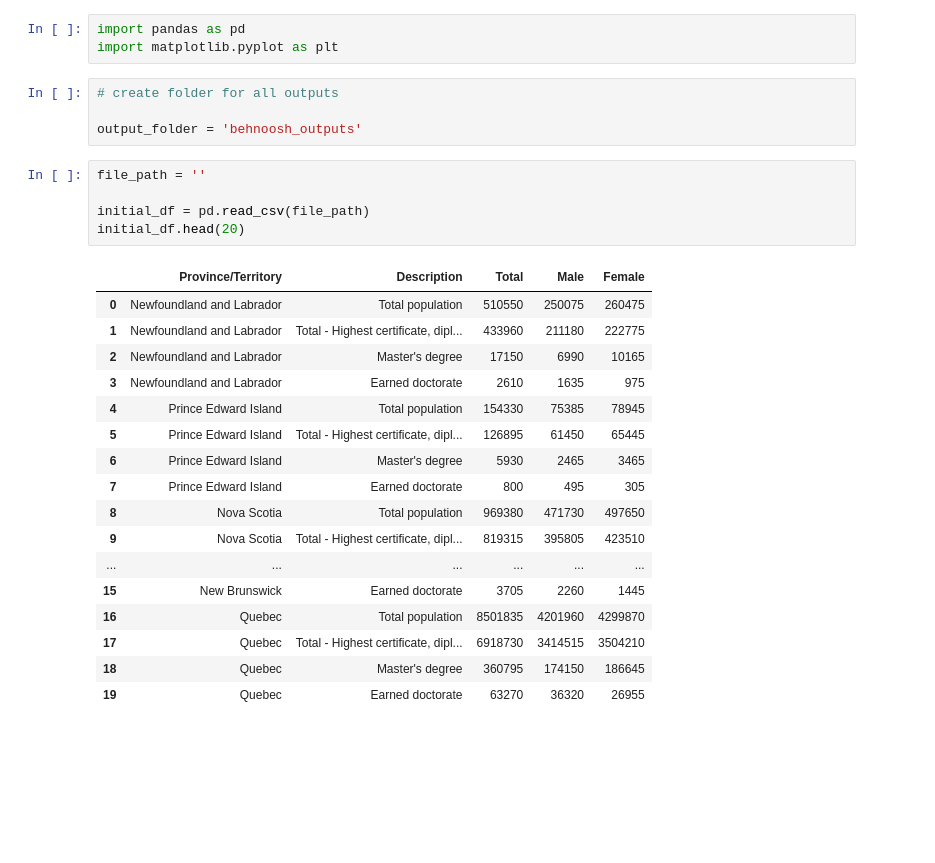
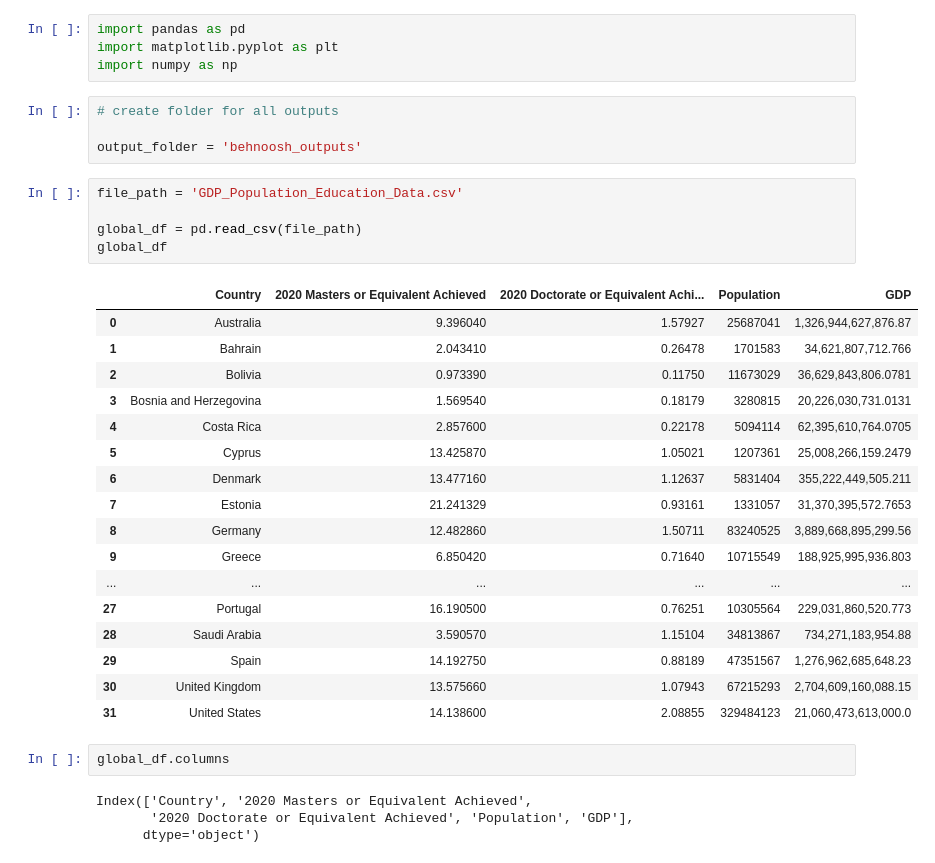
Before and after one commit to BehnooshNasri/project_one, a Jupyter notebook: API Countries Analysis.ipynb, the cells around one changed output. Saved outputs shown, nothing was run; the diff lists cells and outputs as text; blank space fills up the shorter version.

Commit message:
updates to countries data

```diff
--- a/API Countries Analysis.ipynb
+++ b/API Countries Analysis.ipynb
@@ -1,30 +1,37 @@
 # %%
 import pandas as pd
 import matplotlib.pyplot as plt
+import numpy as np
 # %%
 # create folder for all outputs
 
 output_folder = 'behnoosh_outputs'
 # %%
-file_path = ''
+file_path = 'GDP_Population_Education_Data.csv'
 
-initial_df = pd.read_csv(file_path)
-initial_df.head(20)
+global_df = pd.read_csv(file_path)
+global_df
 # %% [output]
-|  | Province/Territory | Description | Total | Male | Female |
-| 0 | Newfoundland and Labrador | Total population | 510550 | 250075 | 260475 |
-| 1 | Newfoundland and Labrador | Total - Highest certificate, dipl... | 433960 | 211180 | 222775 |
-| 2 | Newfoundland and Labrador | Master's degree | 17150 | 6990 | 10165 |
-| 3 | Newfoundland and Labrador | Earned doctorate | 2610 | 1635 | 975 |
-| 4 | Prince Edward Island | Total population | 154330 | 75385 | 78945 |
-| 5 | Prince Edward Island | Total - Highest certificate, dipl... | 126895 | 61450 | 65445 |
-| 6 | Prince Edward Island | Master's degree | 5930 | 2465 | 3465 |
-| 7 | Prince Edward Island | Earned doctorate | 800 | 495 | 305 |
-| 8 | Nova Scotia | Total population | 969380 | 471730 | 497650 |
-| 9 | Nova Scotia | Total - Highest certificate, dipl... | 819315 | 395805 | 423510 |
+|  | Country | 2020 Masters or Equivalent Achieved | 2020 Doctorate or Equivalent Achi... | Population | GDP |
+| 0 | Australia | 9.396040 | 1.57927 | 25687041 | 1,326,944,627,876.87 |
+| 1 | Bahrain | 2.043410 | 0.26478 | 1701583 | 34,621,807,712.766 |
+| 2 | Bolivia | 0.973390 | 0.11750 | 11673029 | 36,629,843,806.0781 |
+| 3 | Bosnia and Herzegovina | 1.569540 | 0.18179 | 3280815 | 20,226,030,731.0131 |
+| 4 | Costa Rica | 2.857600 | 0.22178 | 5094114 | 62,395,610,764.0705 |
+| 5 | Cyprus | 13.425870 | 1.05021 | 1207361 | 25,008,266,159.2479 |
+| 6 | Denmark | 13.477160 | 1.12637 | 5831404 | 355,222,449,505.211 |
+| 7 | Estonia | 21.241329 | 0.93161 | 1331057 | 31,370,395,572.7653 |
+| 8 | Germany | 12.482860 | 1.50711 | 83240525 | 3,889,668,895,299.56 |
+| 9 | Greece | 6.850420 | 0.71640 | 10715549 | 188,925,995,936.803 |
 | ... | ... | ... | ... | ... | ... |
-| 15 | New Brunswick | Earned doctorate | 3705 | 2260 | 1445 |
-| 16 | Quebec | Total population | 8501835 | 4201960 | 4299870 |
-| 17 | Quebec | Total - Highest certificate, dipl... | 6918730 | 3414515 | 3504210 |
-| 18 | Quebec | Master's degree | 360795 | 174150 | 186645 |
-| 19 | Quebec | Earned doctorate | 63270 | 36320 | 26955 |
+| 27 | Portugal | 16.190500 | 0.76251 | 10305564 | 229,031,860,520.773 |
+| 28 | Saudi Arabia | 3.590570 | 1.15104 | 34813867 | 734,271,183,954.88 |
+| 29 | Spain | 14.192750 | 0.88189 | 47351567 | 1,276,962,685,648.23 |
+| 30 | United Kingdom | 13.575660 | 1.07943 | 67215293 | 2,704,609,160,088.15 |
+| 31 | United States | 14.138600 | 2.08855 | 329484123 | 21,060,473,613,000.0 |
+# %%
+global_df.columns
+# %% [output]
+Index(['Country', '2020 Masters or Equivalent Achieved',
+       '2020 Doctorate or Equivalent Achieved', 'Population', 'GDP'],
+      dtype='object')
```
Also changed, not shown: parts of 9 cells of this notebook, 3 other files.
